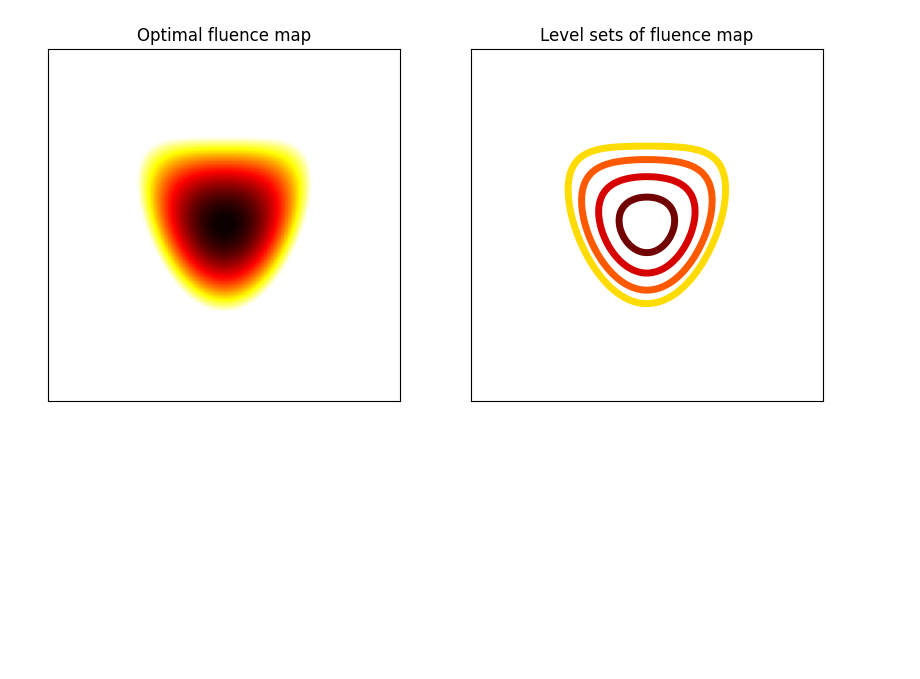
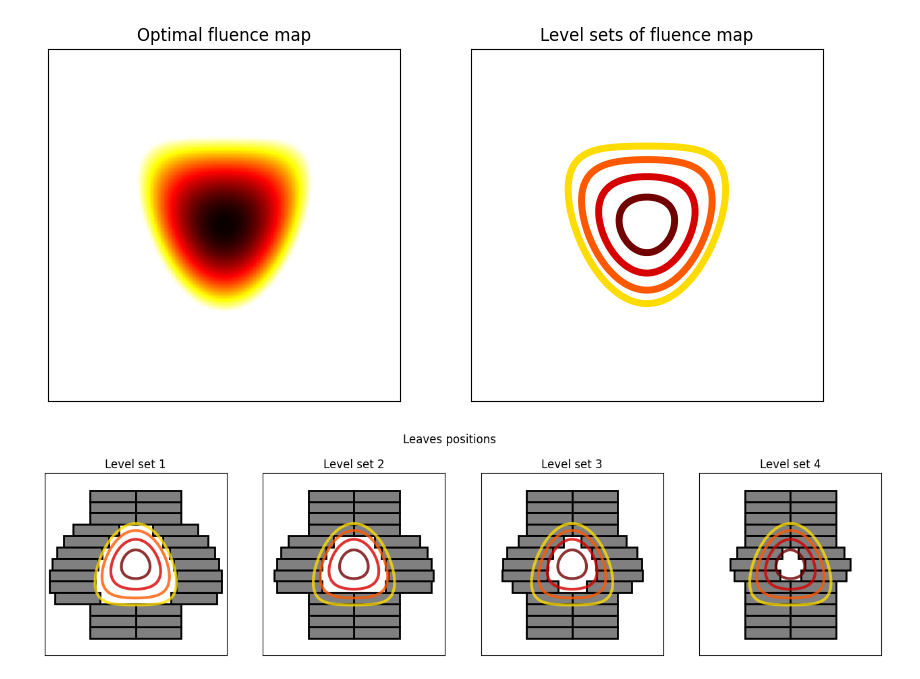
Before and after one commit to pauldubois98/PhD, a Jupyter notebook: 1_background/plots_generation.ipynb, the cells around one changed output. Saved outputs shown, nothing was run; the diff lists cells and outputs as text; code cells hidden in the pictures; blank space fills up the shorter version.

Commit message:
plot_leaves func

```diff
--- a/1_background/plots_generation.ipynb
+++ b/1_background/plots_generation.ipynb
@@ -80,3 +80,28 @@ def get_leaf_pair(direction, leaf_number, level, func):
     reverse_direction = (-direction[0], -direction[1])
     leaf2 = get_leaf(reverse_direction, leaf_number, level, func, reverse=True)
     return leaf1, leaf2
+# %%
+def plot_leaves(flu, direction=(1,0), number_leaves=5):
+    global LEVELS
+    N = len(LEVELS)-2
+    plt.figure(figsize=(4*N, 4))
+    for i,level in enumerate(LEVELS[1:-1]):
+        plt.subplot(1, N, i+1)
+        plt.contour(X, Y, Z, levels=LEVELS, cmap='hot_r', linewidths=3, alpha=0.8)
+        plt.xlim(-2, 2)
+        plt.ylim(-2, 2)
+        plt.gca().set_aspect('equal')
+        plt.xticks([])
+        plt.yticks([])
+        for leaf_number in range(-number_leaves, number_leaves+1):
+            r1, r2 = get_leaf_pair(direction, leaf_number, level, flu)
+            # plot leaves
+            plt.gca().add_patch(r1)
+            plt.gca().add_patch(r2)
+        plt.title(f'Level set {i+1}')
+    plt.suptitle('Leaves positions')
+    plt.show()
+
+plot_leaves(flu, (1,0), number_leaves=6)
+# %% [output]
+[figure, added]
```
